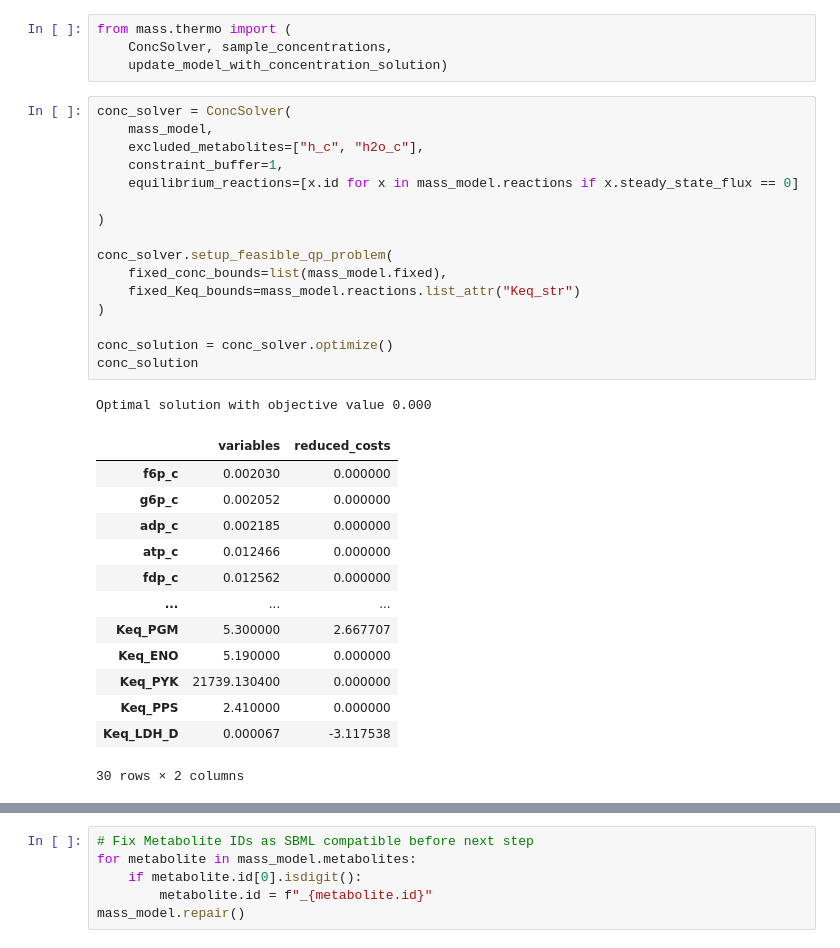
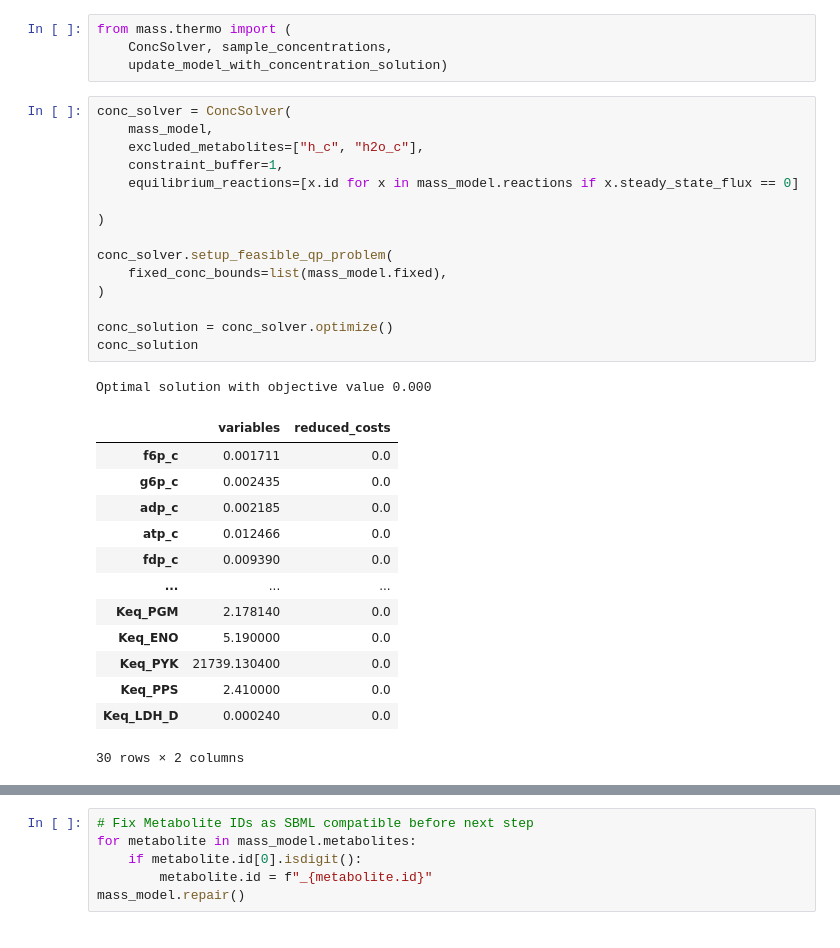
Before and after one commit to SBRG/GDGA_Shortcourse, a Jupyter notebook: Module4_Kinetics/Part2_Exercise/COBRA to MASS model workflow.ipynb, the cells around one changed output, grey strips where cells are left out. Drawn from its saved outputs; the diff is of its cells as text.

```diff
--- a/Module4_Kinetics/Part2_Exercise/COBRA to MASS model workflow.ipynb
+++ b/Module4_Kinetics/Part2_Exercise/COBRA to MASS model workflow.ipynb
@@ -279,31 +302,30 @@ from mass.thermo import (
 # %%
 conc_solver = ConcSolver(
     mass_model,
     excluded_metabolites=["h_c", "h2o_c"],
     constraint_buffer=1,
     equilibrium_reactions=[x.id for x in mass_model.reactions if x.steady_state_flux == 0]
 
 )
 
 conc_solver.setup_feasible_qp_problem(
     fixed_conc_bounds=list(mass_model.fixed),
-    fixed_Keq_bounds=mass_model.reactions.list_attr("Keq_str")
 )
 
 conc_solution = conc_solver.optimize()
 conc_solution
 # %% [output]
 Optimal solution with objective value 0.000
 |  | variables | reduced_costs |
-| f6p_c | 0.002030 | 0.000000 |
-| g6p_c | 0.002052 | 0.000000 |
-| adp_c | 0.002185 | 0.000000 |
-| atp_c | 0.012466 | 0.000000 |
-| fdp_c | 0.012562 | 0.000000 |
+| f6p_c | 0.001711 | 0.0 |
+| g6p_c | 0.002435 | 0.0 |
+| adp_c | 0.002185 | 0.0 |
+| atp_c | 0.012466 | 0.0 |
+| fdp_c | 0.009390 | 0.0 |
 | ... | ... | ... |
-| Keq_PGM | 5.300000 | 2.667707 |
-| Keq_ENO | 5.190000 | 0.000000 |
-| Keq_PYK | 21739.130400 | 0.000000 |
-| Keq_PPS | 2.410000 | 0.000000 |
-| Keq_LDH_D | 0.000067 | -3.117538 |
+| Keq_PGM | 2.178140 | 0.0 |
+| Keq_ENO | 5.190000 | 0.0 |
+| Keq_PYK | 21739.130400 | 0.0 |
+| Keq_PPS | 2.410000 | 0.0 |
+| Keq_LDH_D | 0.000240 | 0.0 |
 30 rows × 2 columns
```
Also changed, not shown: parts of 47 cells of this notebook, 30 other files.
